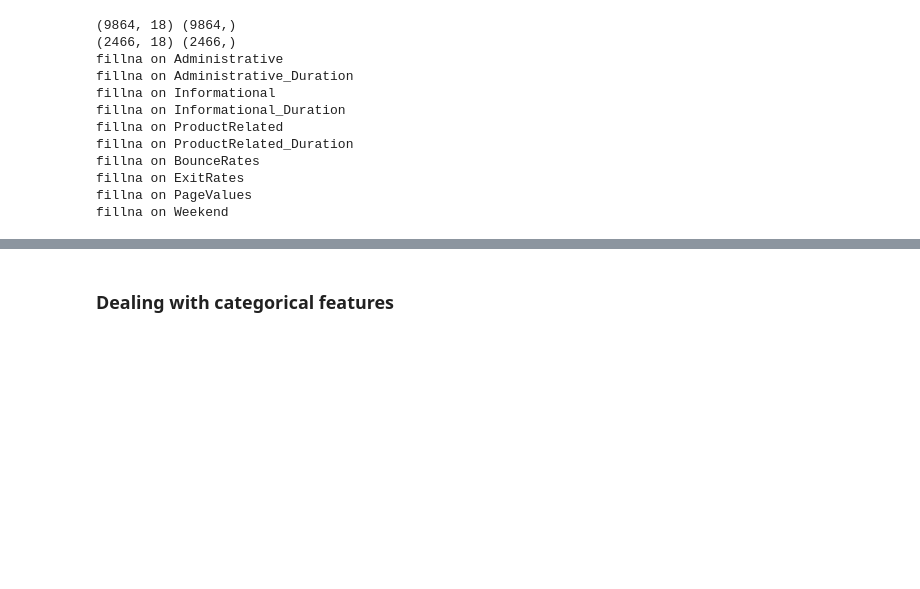
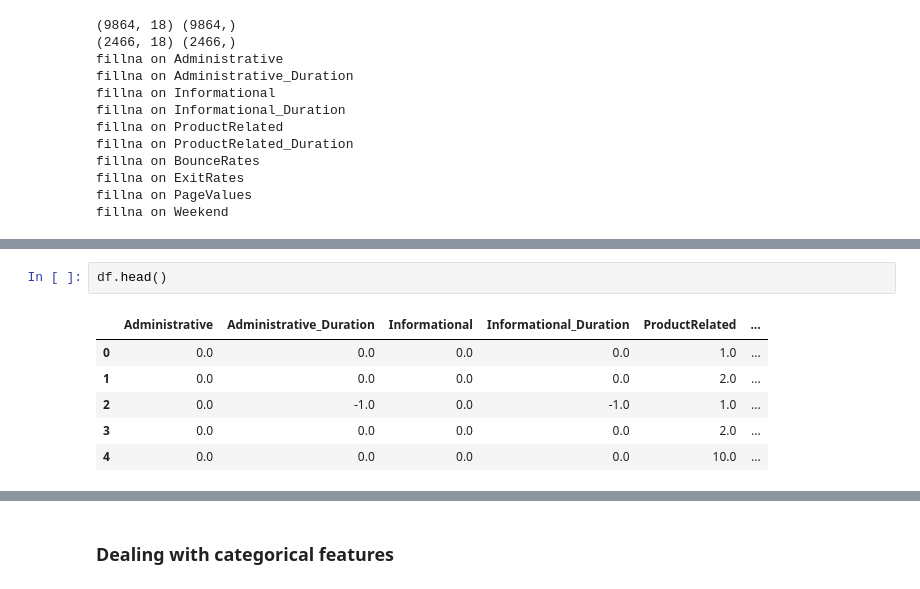
Before and after one commit to hwang018/CS5228, a Jupyter notebook: CS5228_main.ipynb, the cells around one changed output, grey strips where cells are left out. Drawn from its saved outputs; the diff is of its cells as text; blank space fills up the shorter version.

```diff
--- a/CS5228_main.ipynb
+++ b/CS5228_main.ipynb
@@ -237,0 +279,9 @@ fillna on Weekend
+# %%
+df.head()
+# %% [output]
+|  | Administrative | Administrative_Duration | Informational | Informational_Duration | ProductRelated | ... |
+| 0 | 0.0 | 0.0 | 0.0 | 0.0 | 1.0 | ... |
+| 1 | 0.0 | 0.0 | 0.0 | 0.0 | 2.0 | ... |
+| 2 | 0.0 | -1.0 | 0.0 | -1.0 | 1.0 | ... |
+| 3 | 0.0 | 0.0 | 0.0 | 0.0 | 2.0 | ... |
+| 4 | 0.0 | 0.0 | 0.0 | 0.0 | 10.0 | ... |
```
Also changed, not shown: parts of 21 cells of this notebook, 1 other file.
